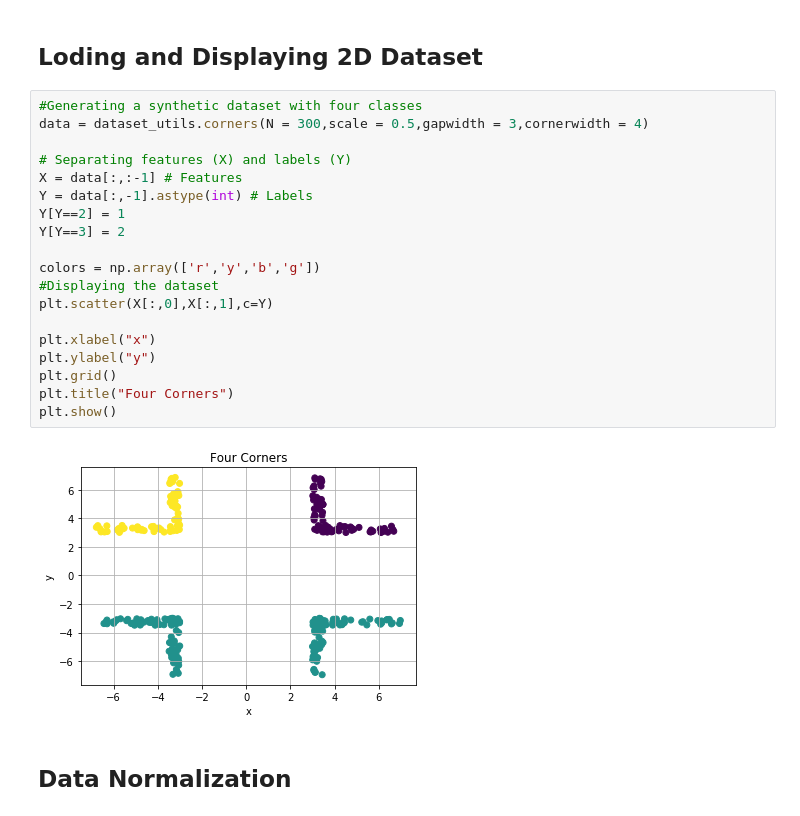
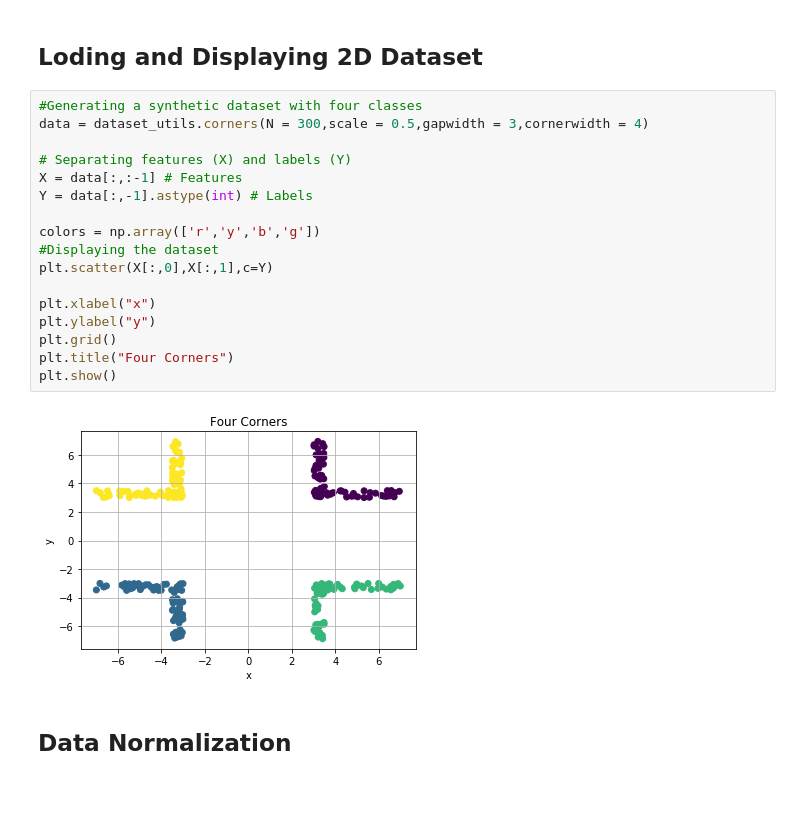
Before and after one commit to rmsouza01/ML101, a Jupyter notebook: JNotebooks/logistic_regression_numpy.ipynb, the cells around one changed output. Drawn from its saved outputs; the diff is of its cells as text.

```diff
--- a/JNotebooks/logistic_regression_numpy.ipynb
+++ b/JNotebooks/logistic_regression_numpy.ipynb
@@ -28,24 +28,22 @@ import dataset_utils
 # %%
 #Generating a synthetic dataset with four classes
 data = dataset_utils.corners(N = 300,scale = 0.5,gapwidth = 3,cornerwidth = 4)
 
 # Separating features (X) and labels (Y)
 X = data[:,:-1] # Features
 Y = data[:,-1].astype(int) # Labels
-Y[Y==2] = 1
-Y[Y==3] = 2
 
 colors = np.array(['r','y','b','g'])
 #Displaying the dataset
 plt.scatter(X[:,0],X[:,1],c=Y)
 
 plt.xlabel("x")
 plt.ylabel("y")
 plt.grid()
 plt.title("Four Corners")
 plt.show()
 # %% [output]
-[figure, old version]
+[figure, new version]
 # %% [markdown]
 ## Data Normalization
 # %%
```
Also changed, not shown: parts of 5 cells of this notebook, 3 other files.
